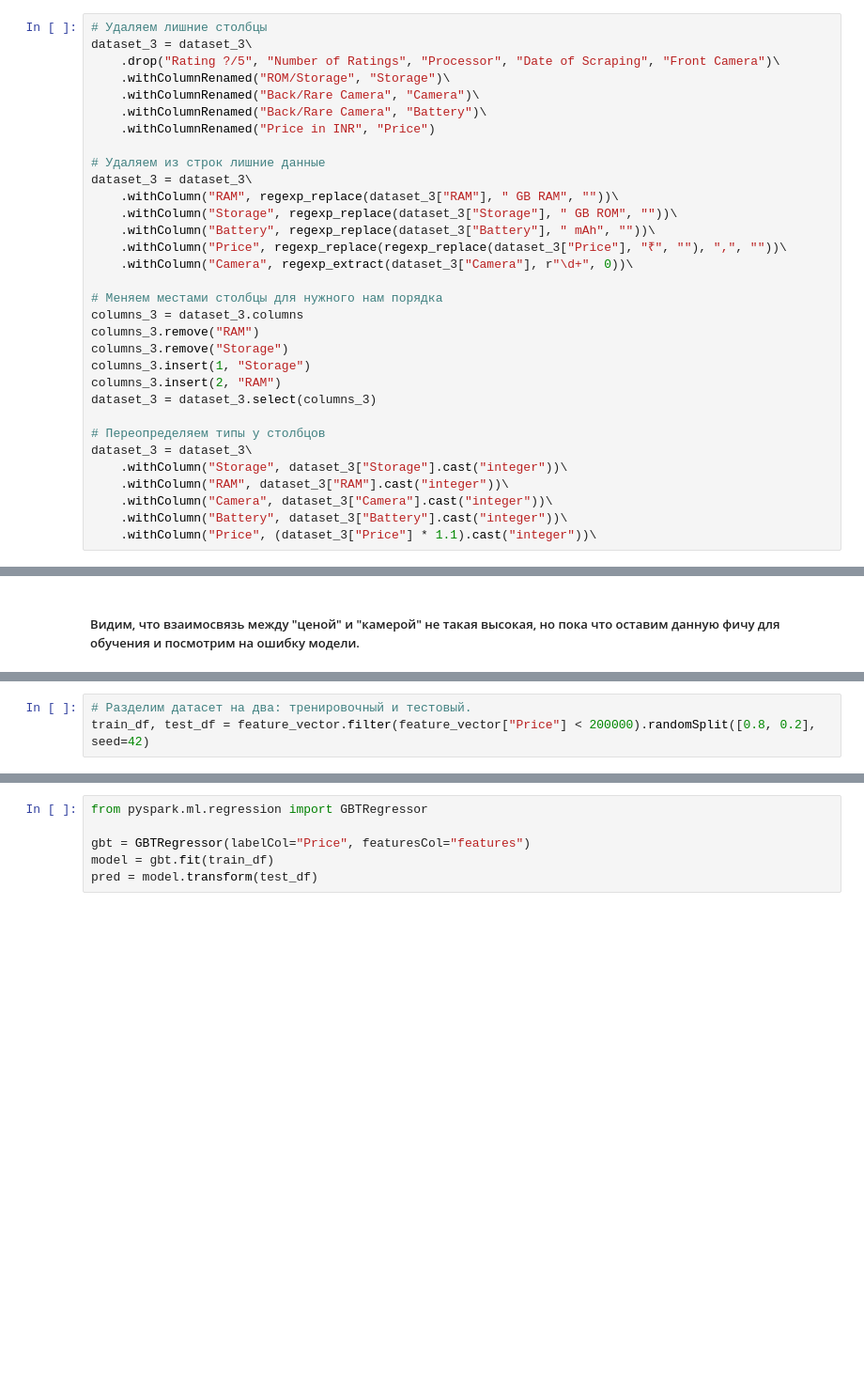
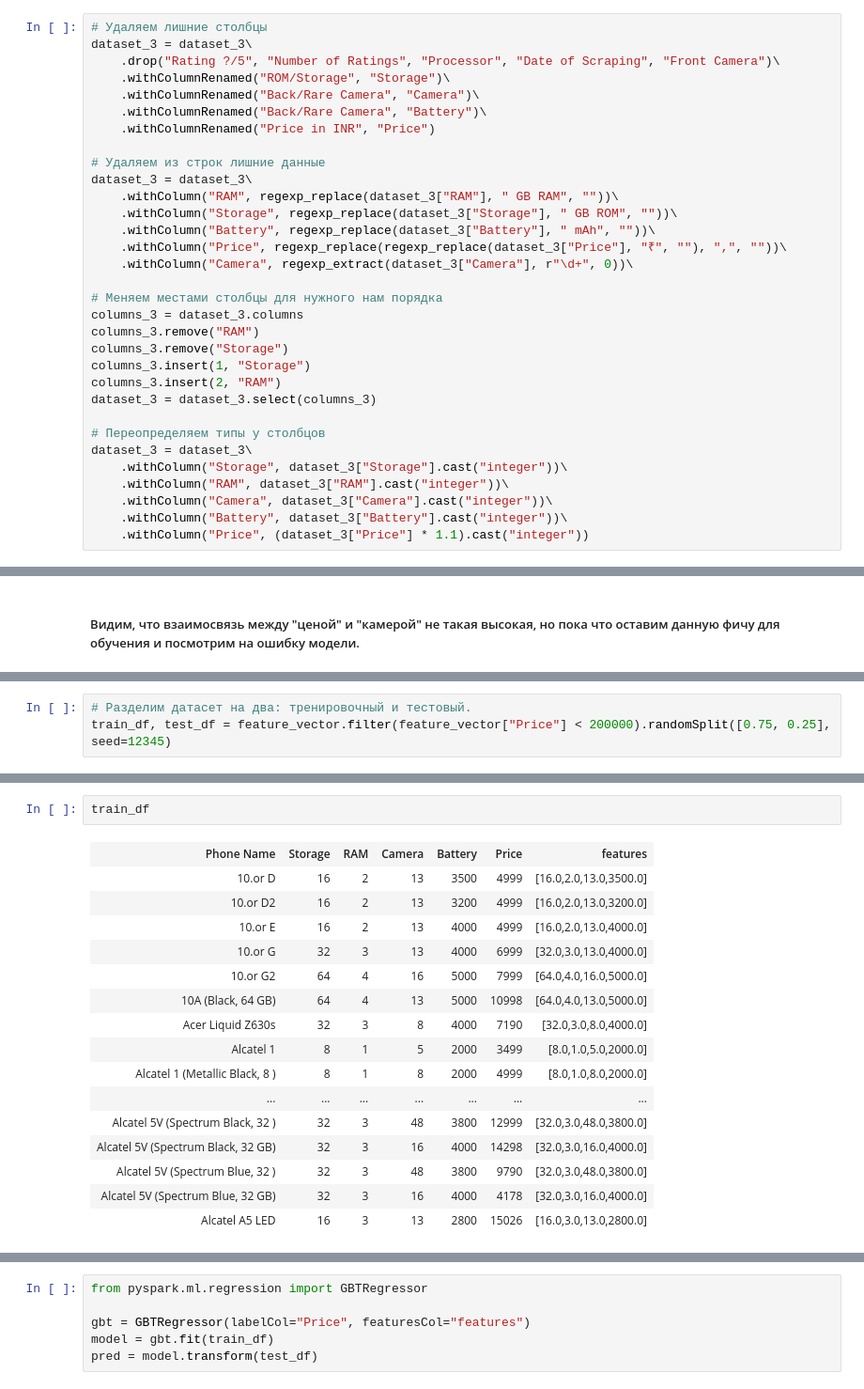
Before and after one commit to shs69/coursework_4_term, a Jupyter notebook: spark.ipynb, the cells around one changed output, grey strips where cells are left out. Shown: that part at 94% size. Drawn from its saved outputs; the diff is of its cells as text; blank space fills up the shorter version.

```diff
--- a/spark.ipynb
+++ b/spark.ipynb
@@ -120,7 +148,7 @@ dataset_3 = dataset_3\
     .withColumn("RAM", dataset_3["RAM"].cast("integer"))\
     .withColumn("Camera", dataset_3["Camera"].cast("integer"))\
     .withColumn("Battery", dataset_3["Battery"].cast("integer"))\
-    .withColumn("Price", (dataset_3["Price"] * 1.1).cast("integer"))\
+    .withColumn("Price", (dataset_3["Price"] * 1.1).cast("integer"))
 # %%
 dataset_3.printSchema()
 # %% [output]
@@ -200,4 +238,4 @@ feature = VectorAssembler(inputCols=features, outputCol="features")
 feature_vector = feature.transform(dataset_union)
 # %%
 # Разделим датасет на два: тренировочный и тестовый.
-train_df, test_df = feature_vector.filter(feature_vector["Price"] < 200000).randomSplit([0.8, 0.2], seed=42)
+train_df, test_df = feature_vector.filter(feature_vector["Price"] < 200000).randomSplit([0.75, 0.25], seed=12345)
@@ -243,0 +242,19 @@ only showing top 20 rows
+# %%
+train_df
+# %% [output]
+| Phone Name | Storage | RAM | Camera | Battery | Price | features |
+| 10.or D | 16 | 2 | 13 | 3500 | 4999 | [16.0,2.0,13.0,3500.0] |
+| 10.or D2 | 16 | 2 | 13 | 3200 | 4999 | [16.0,2.0,13.0,3200.0] |
+| 10.or E | 16 | 2 | 13 | 4000 | 4999 | [16.0,2.0,13.0,4000.0] |
+| 10.or G | 32 | 3 | 13 | 4000 | 6999 | [32.0,3.0,13.0,4000.0] |
+| 10.or G2 | 64 | 4 | 16 | 5000 | 7999 | [64.0,4.0,16.0,5000.0] |
+| 10A (Black, 64 GB) | 64 | 4 | 13 | 5000 | 10998 | [64.0,4.0,13.0,5000.0] |
+| Acer Liquid Z630s | 32 | 3 | 8 | 4000 | 7190 | [32.0,3.0,8.0,4000.0] |
+| Alcatel 1 | 8 | 1 | 5 | 2000 | 3499 | [8.0,1.0,5.0,2000.0] |
+| Alcatel 1 (Metallic Black, 8 ) | 8 | 1 | 8 | 2000 | 4999 | [8.0,1.0,8.0,2000.0] |
+| ... | ... | ... | ... | ... | ... | ... |
+| Alcatel 5V (Spectrum Black, 32 ) | 32 | 3 | 48 | 3800 | 12999 | [32.0,3.0,48.0,3800.0] |
+| Alcatel 5V (Spectrum Black, 32 GB) | 32 | 3 | 16 | 4000 | 14298 | [32.0,3.0,16.0,4000.0] |
+| Alcatel 5V (Spectrum Blue, 32 ) | 32 | 3 | 48 | 3800 | 9790 | [32.0,3.0,48.0,3800.0] |
+| Alcatel 5V (Spectrum Blue, 32 GB) | 32 | 3 | 16 | 4000 | 4178 | [32.0,3.0,16.0,4000.0] |
+| Alcatel A5 LED | 16 | 3 | 13 | 2800 | 15026 | [16.0,3.0,13.0,2800.0] |
```
Also changed, not shown: parts of 24 cells of this notebook.
